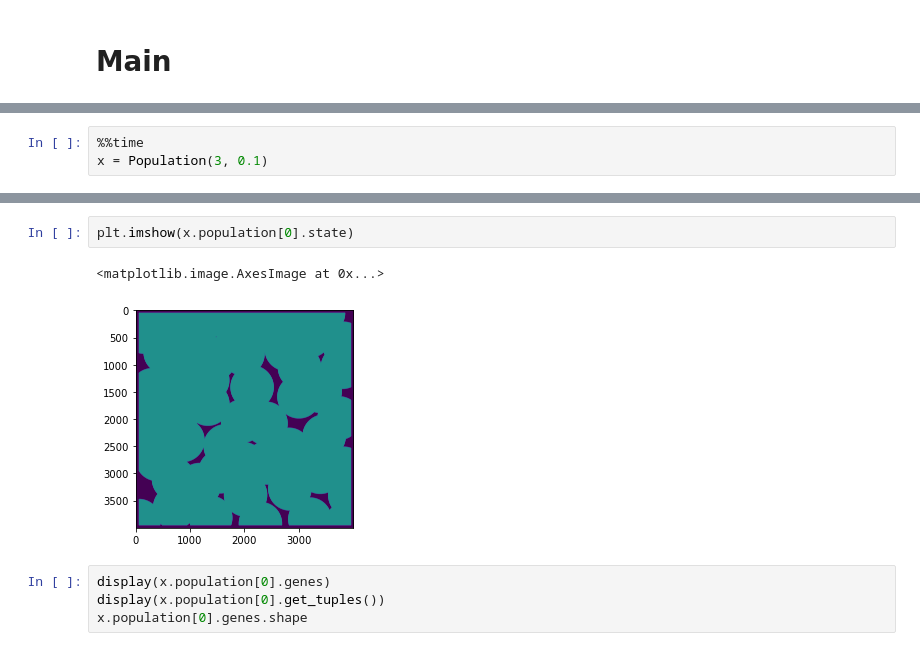
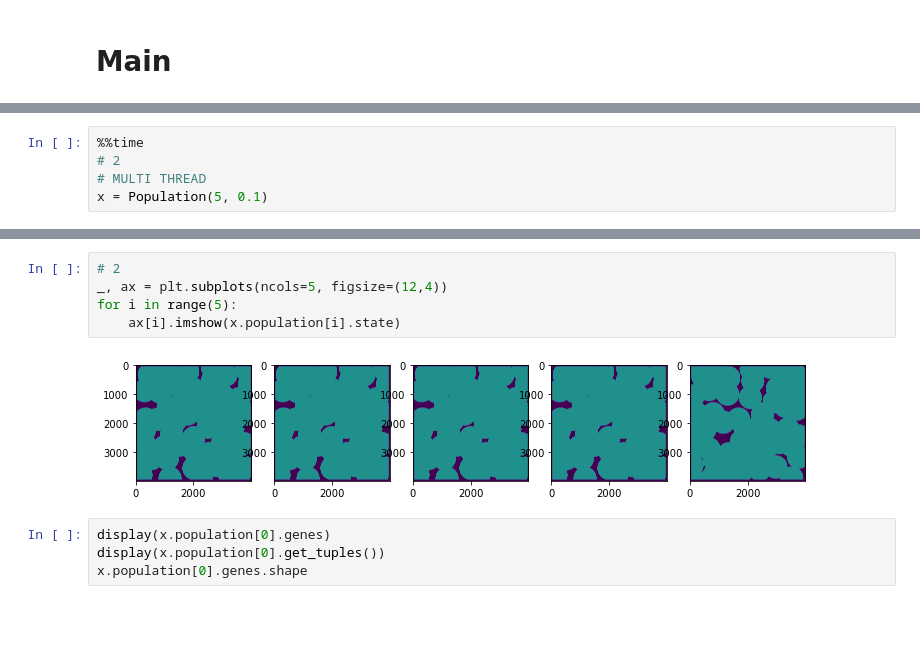
Before and after one commit to nimishsantosh107/Windfarm-LayoutOptimisation, a Jupyter notebook: notebooks/analyze.ipynb, the cells around one changed output, grey strips where cells are left out. Saved outputs shown, nothing was run; the diff lists cells and outputs as text; blank space fills up the shorter version.

Commit message:
multithread - nonrandom

```diff
--- a/notebooks/analyze.ipynb
+++ b/notebooks/analyze.ipynb
@@ -182,4 +191,6 @@ Wall time: 16.8 s
 # %%
 %%time
-x = Population(3, 0.1)
+# 2
+# MULTI THREAD
+x = Population(5, 0.1)
 # %% [output]
@@ -188,8 +199,10 @@ Wall time: 31.7 s
-# %%
-plt.imshow(x.population[0].state)
-# %% [output]
-<matplotlib.image.AxesImage at 0x...>
-[figure, removed]
+# %%
+# 2
+_, ax = plt.subplots(ncols=5, figsize=(12,4))
+for i in range(5):
+    ax[i].imshow(x.population[i].state)
+# %% [output]
+[figure, added]
 # %%
 display(x.population[0].genes)
 display(x.population[0].get_tuples())
```
Also changed, not shown: parts of 5 cells of this notebook.
